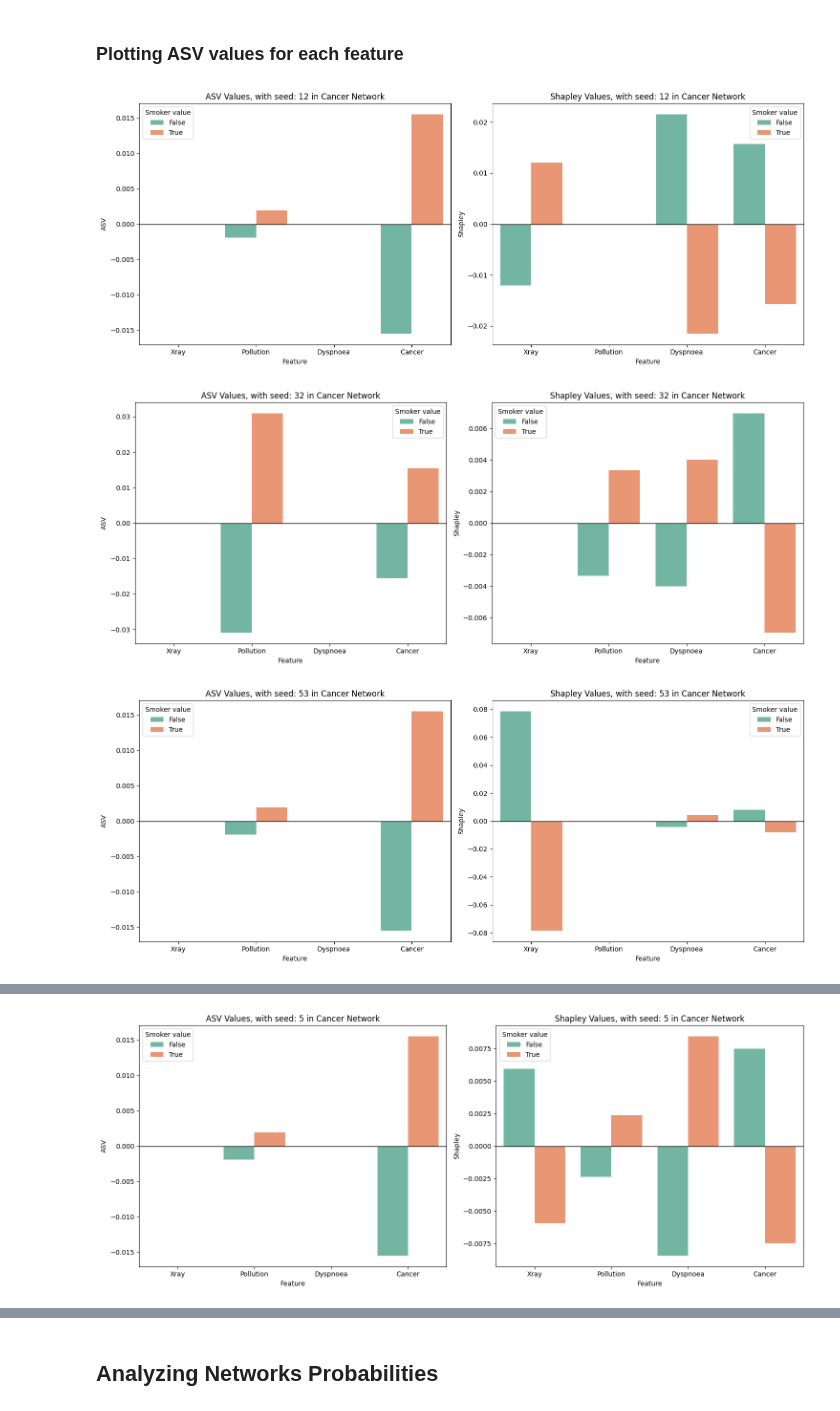
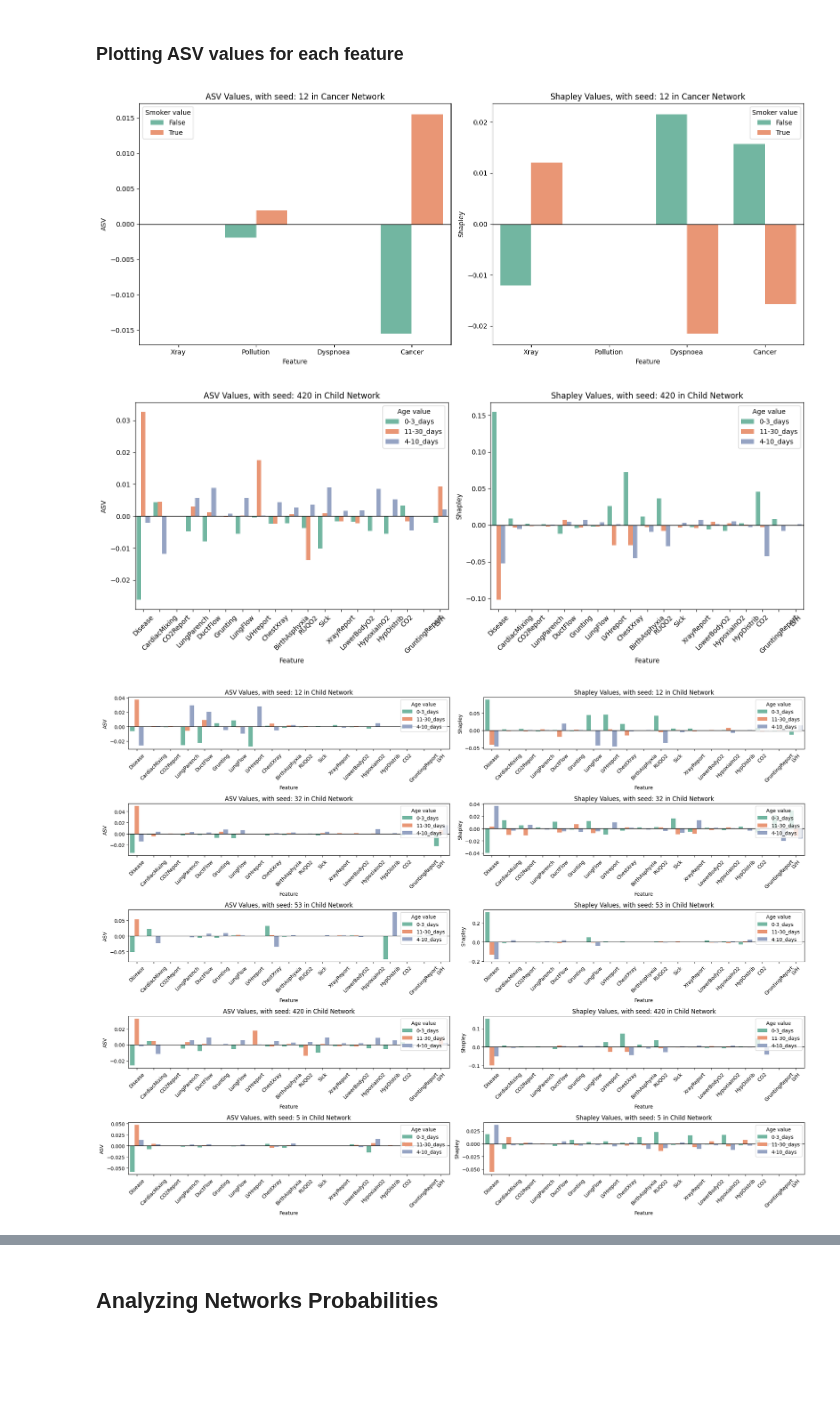
Before and after one commit to EchuCompa/pasantia-BICC, a Jupyter notebook: ASVinBayesianNetworksExperiments.ipynb, the cells around one changed output, grey strips where cells are left out. Drawn from its saved outputs; the diff is of its cells as text; code cells hidden in the pictures; blank space fills up the shorter version.

```diff
--- a/ASVinBayesianNetworksExperiments.ipynb
+++ b/ASVinBayesianNetworksExperiments.ipynb
@@ -114,30 +113,40 @@ for seed in seeds:
 # %%
 def plotValuesFromDF(ax, df, valueToPlot, hueValue, seed, paletteValue='Set2'):
     sns.barplot(x="Feature", y=valueToPlot, hue=hueValue, data=df, palette=paletteValue, ax=ax)
     ax.axhline(0, color="black", linewidth=1)
     bayesianNetwork = 'Cancer' if 'cancer' in df.name.lower() else 'Child'
     ax.set_title(f"{valueToPlot} Values, with seed: {seed} in {bayesianNetwork} Network")
     ax.set_ylabel(valueToPlot)
     ax.set_xlabel("Feature")
     if hueValue == 'Age value':
         ax.tick_params(axis='x', rotation=45)
     ax.legend(title=hueValue)
 
-
 def plotASVandShapFromDF(df, hueValue, seed):
     _, axes = plt.subplots(1, 2, figsize=(15, 6))
     plotValuesFromDF(axes[0], df, 'ASV', hueValue, seed)
     plotValuesFromDF(axes[1], df, 'Shapley', hueValue, seed)
     plt.tight_layout()  # Adjust layout to prevent overlap
     plt.savefig(f"{plotsResultsFolder}{df.name}ASVAndShapley.png")
     plt.show()
 
-for seed, df in dfCancerExactDict.items():
-    plotASVandShapFromDF(df, 'Smoker value', seed)
+def plotASVandShapForSeeds(seeds, dfDict, hueValue):
+    _, axes = plt.subplots(len(seeds), 2, figsize=(20, 15))
+    for i, seed in enumerate(seeds):
+        df = dfDict[seed]
+        plotValuesFromDF(axes[i][0], df, 'ASV', hueValue, seed)
+        plotValuesFromDF(axes[i][1], df, 'Shapley', hueValue, seed)
+    bayesianNetwork = 'cancer' if "Smoker value" == hueValue else 'child'
+    plt.tight_layout()  # Adjust layout to prevent overlap
+    plt.savefig(f"{plotsResultsFolder}{bayesianNetwork}MultipleSeedsASVandShapley.png")
+    plt.show()
 
-for seed, df in dfChildExactDict.items():
-    plotASVandShapFromDF(df, 'Age value', seed)
+plotASVandShapFromDF(dfCancerExactDict[12], 'Smoker value', 12)
+plotASVandShapFromDF(dfChildExactDict[420], 'Age value', 420)
+
+plotASVandShapForSeeds(seeds, dfChildExactDict, 'Age value')
+plotASVandShapForSeeds(seeds, dfCancerExactDict, 'Smoker value')
 # %% [output]
 [figure]
-[figure, old version]
+[figure, new version]
-[figure, old version]
+[figure, new version]
@@ -145 +153,0 @@ for seed, df in dfChildExactDict.items():
-[figure, removed]
```
Also changed, not shown: parts of 5 cells of this notebook, 13 other files.
